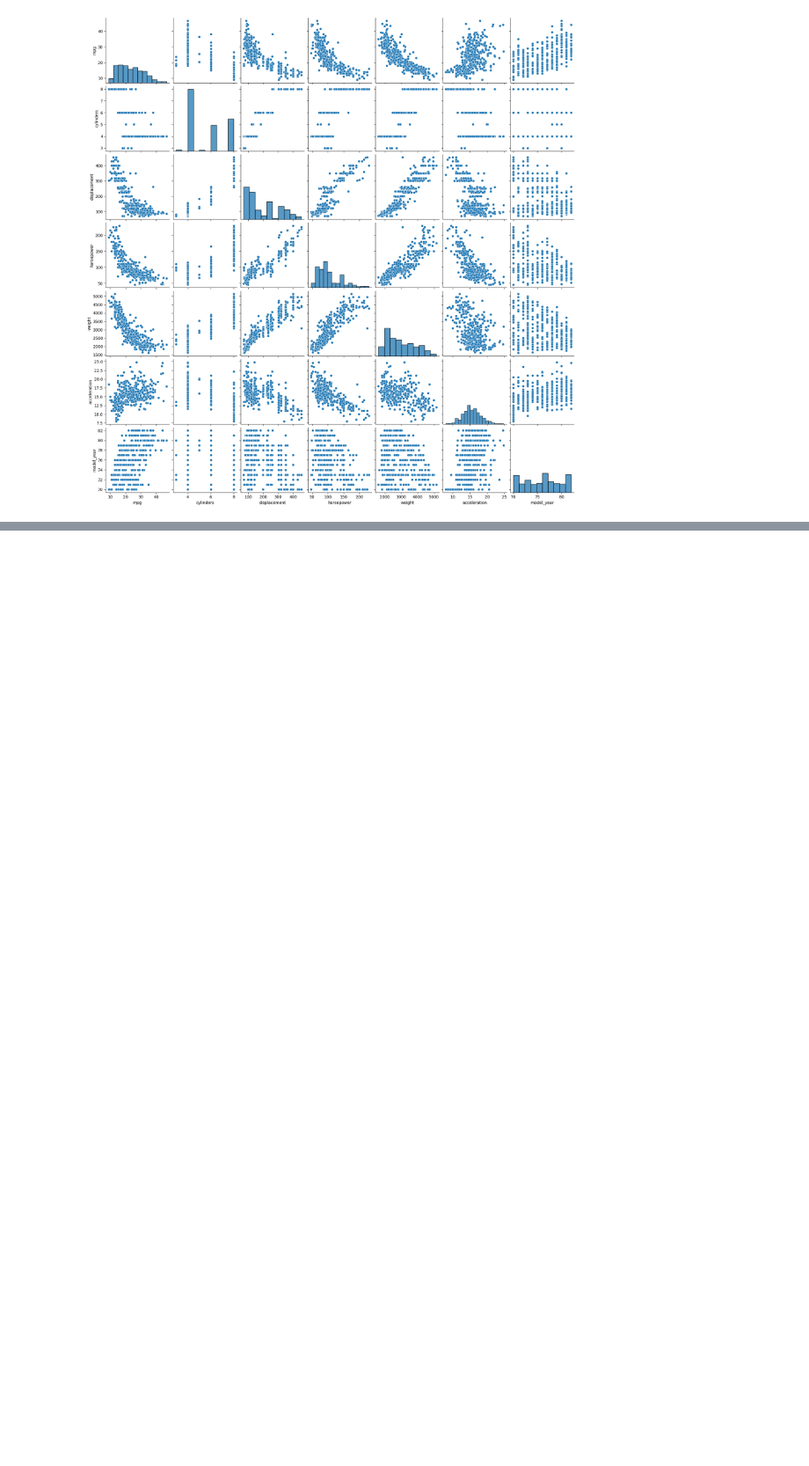
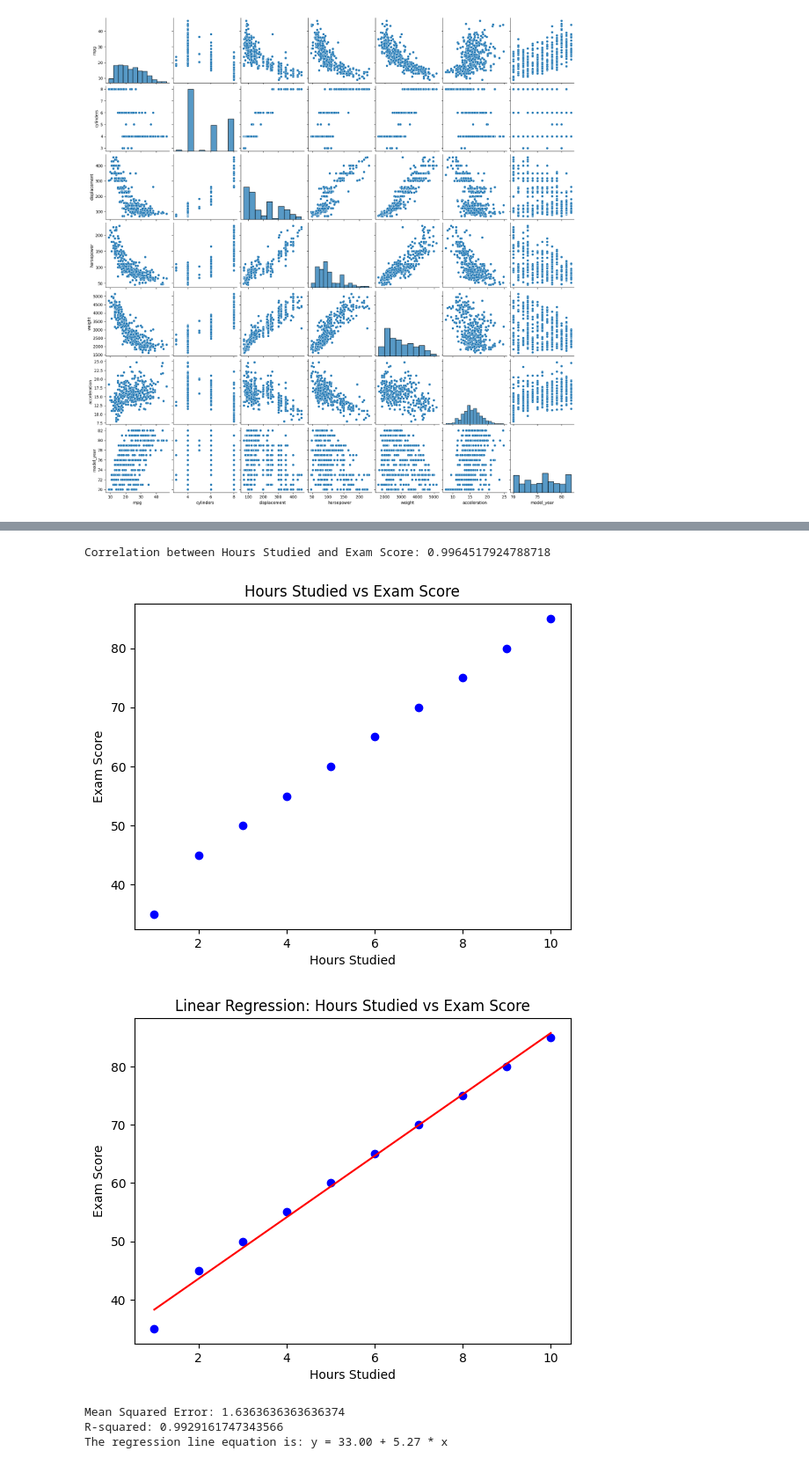
Before and after one commit to drscghosh/Testing, a Jupyter notebook: python-colab.ipynb, the cells around one changed output, grey strips where cells are left out. Shown at 88% size. Cells and saved outputs as stored; diff of their text form; code cells hidden in the pictures; blank space fills up the shorter version.

```diff
--- a/python-colab.ipynb
+++ b/python-colab.ipynb
@@ -1111,0 +1133,64 @@ Passing `palette` without assigning `hue` is deprecated and will be removed in v
+# %%
+import numpy as np
+import pandas as pd
+import matplotlib.pyplot as plt
+from sklearn.linear_model import LinearRegression
+from sklearn.metrics import mean_squared_error, r2_score
+
+# Sample data: let's assume we're looking at hours studied vs exam scores
+data = {
+    'Hours_Studied': [1, 2, 3, 4, 5, 6, 7, 8, 9, 10],
+    'Exam_Score': [35, 45, 50, 55, 60, 65, 70, 75, 80, 85]
+}
+
+# Create a DataFrame
+df = pd.DataFrame(data)
+
+# Step 1: Calculate the correlation between Hours_Studied and Exam_Score
+correlation_matrix = df.corr()
+correlation = correlation_matrix.loc['Hours_Studied', 'Exam_Score']
+print(f"Correlation between Hours Studied and Exam Score: {correlation}")
+
+# Step 2: Visualize the data with a scatter plot
+plt.scatter(df['Hours_Studied'], df['Exam_Score'], color='blue')
+plt.title('Hours Studied vs Exam Score')
+plt.xlabel('Hours Studied')
+plt.ylabel('Exam Score')
+plt.show()
+
+# Step 3: Perform Linear Regression
+# Reshape the data for linear regression
+X = df['Hours_Studied'].values.reshape(-1, 1)  # Independent variable (hours studied)
+y = df['Exam_Score'].values  # Dependent variable (exam score)
+
+# Create and fit the model
+model = LinearRegression()
+model.fit(X, y)
+
+# Step 4: Predictions
+y_pred = model.predict(X)
+
+# Plotting the regression line
+plt.scatter(df['Hours_Studied'], df['Exam_Score'], color='blue')  # Original data
+plt.plot(df['Hours_Studied'], y_pred, color='red')  # Regression line
+plt.title('Linear Regression: Hours Studied vs Exam Score')
+plt.xlabel('Hours Studied')
+plt.ylabel('Exam Score')
+plt.show()
+
+# Step 5: Evaluate the model
+mse = mean_squared_error(y, y_pred)
+r2 = r2_score(y, y_pred)
+
+print(f"Mean Squared Error: {mse}")
+print(f"R-squared: {r2}")
+
+# The equation of the regression line
+print(f"The regression line equation is: y = {model.intercept_:.2f} + {model.coef_[0]:.2f} * x")
+# %% [output]
+Correlation between Hours Studied and Exam Score: 0.9964517924788718
+[figure, added]
+[figure, added]
+Mean Squared Error: 1.6363636363636374
+R-squared: 0.9929161747343566
+The regression line equation is: y = 33.00 + 5.27 * x
```
Also changed, not shown: parts of 1 cell of this notebook.
